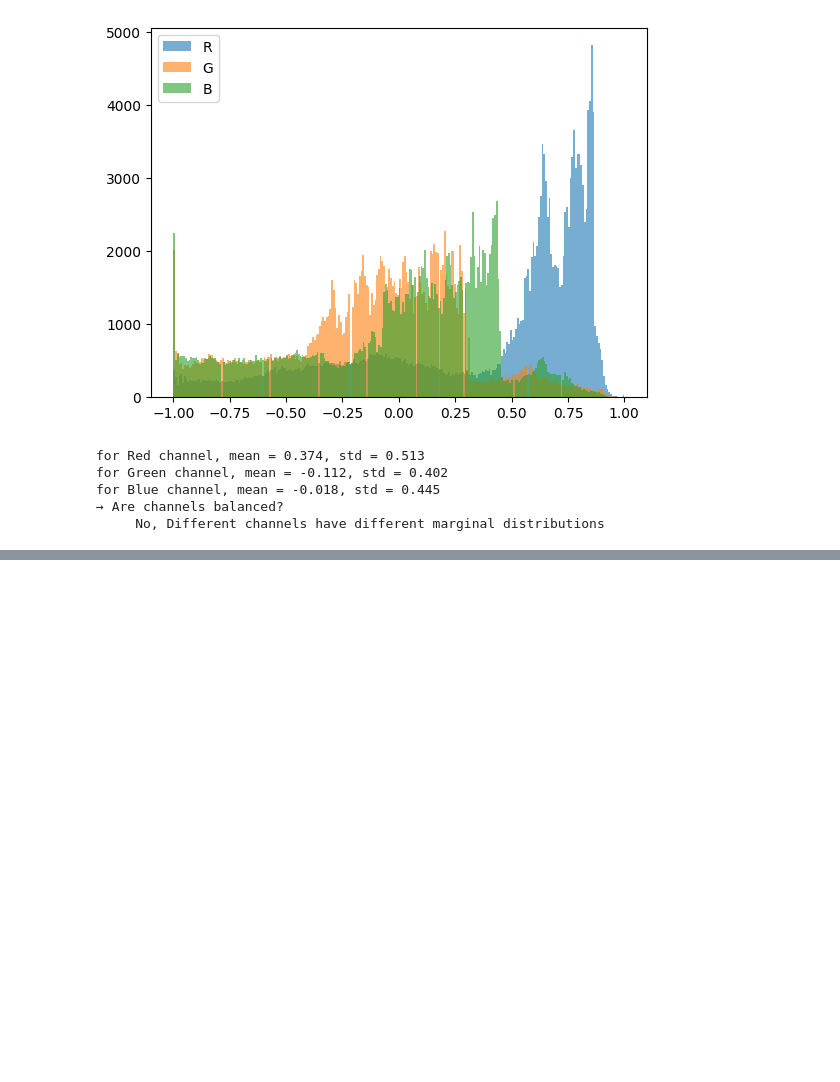
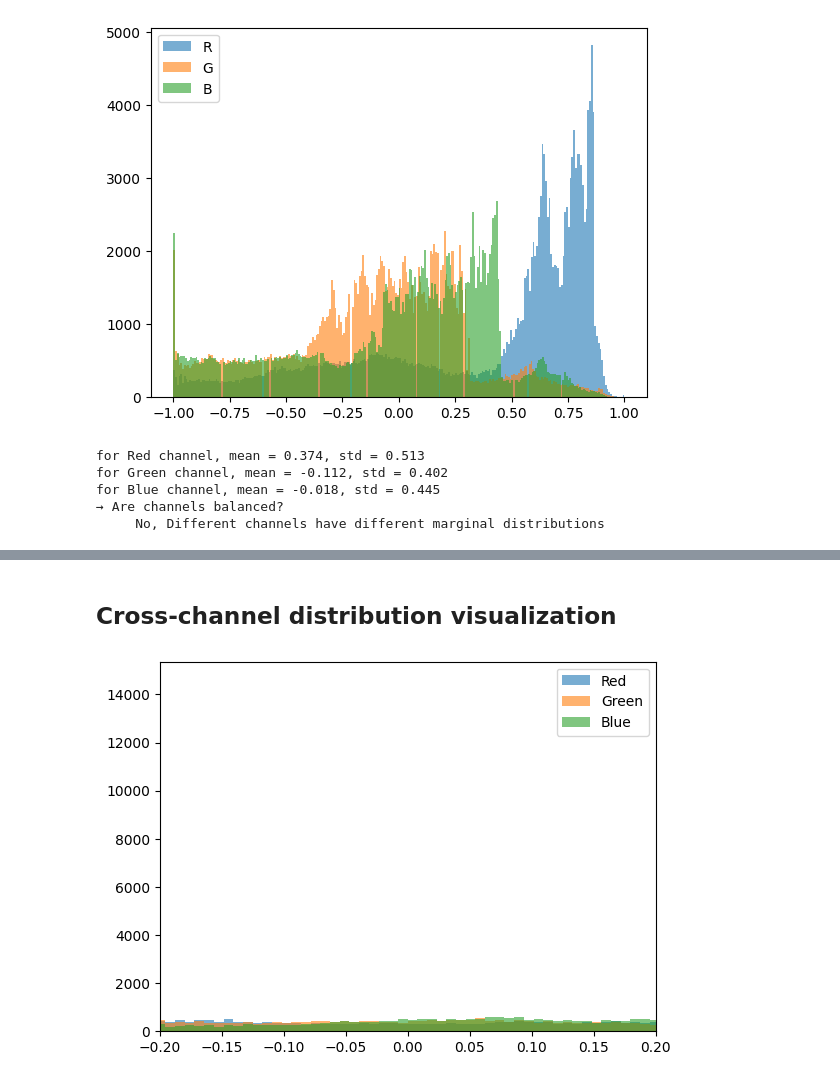
Before and after one commit to Himanshu7921/GenerateVision, a Jupyter notebook: notebooks/01_understanding_images.ipynb, the cells around one changed output, grey strips where cells are left out. Saved outputs shown, nothing was run; the diff lists cells and outputs as text; code cells hidden in the pictures; blank space fills up the shorter version.

```diff
--- a/notebooks/01_understanding_images.ipynb
+++ b/notebooks/01_understanding_images.ipynb
@@ -255,0 +362,10 @@ for Blue channel, mean = -0.018, std = 0.445
+# %% [markdown]
+## Cross-channel distribution visualization
+# %%
+for channel_idx, channel_name in zip(range(img_tensor.shape[-3]), ["Red", "Green", "Blue"]):
+    plt.xlim(-0.2, 0.2)   # zoom around the center
+    plt.hist(img_tensor_norm[channel_idx].flatten(), bins = 256, alpha = 0.6, label = channel_name)
+plt.legend()
+plt.show()
+# %% [output]
+[figure, added]
```
Also changed, not shown: parts of 12 cells of this notebook.
